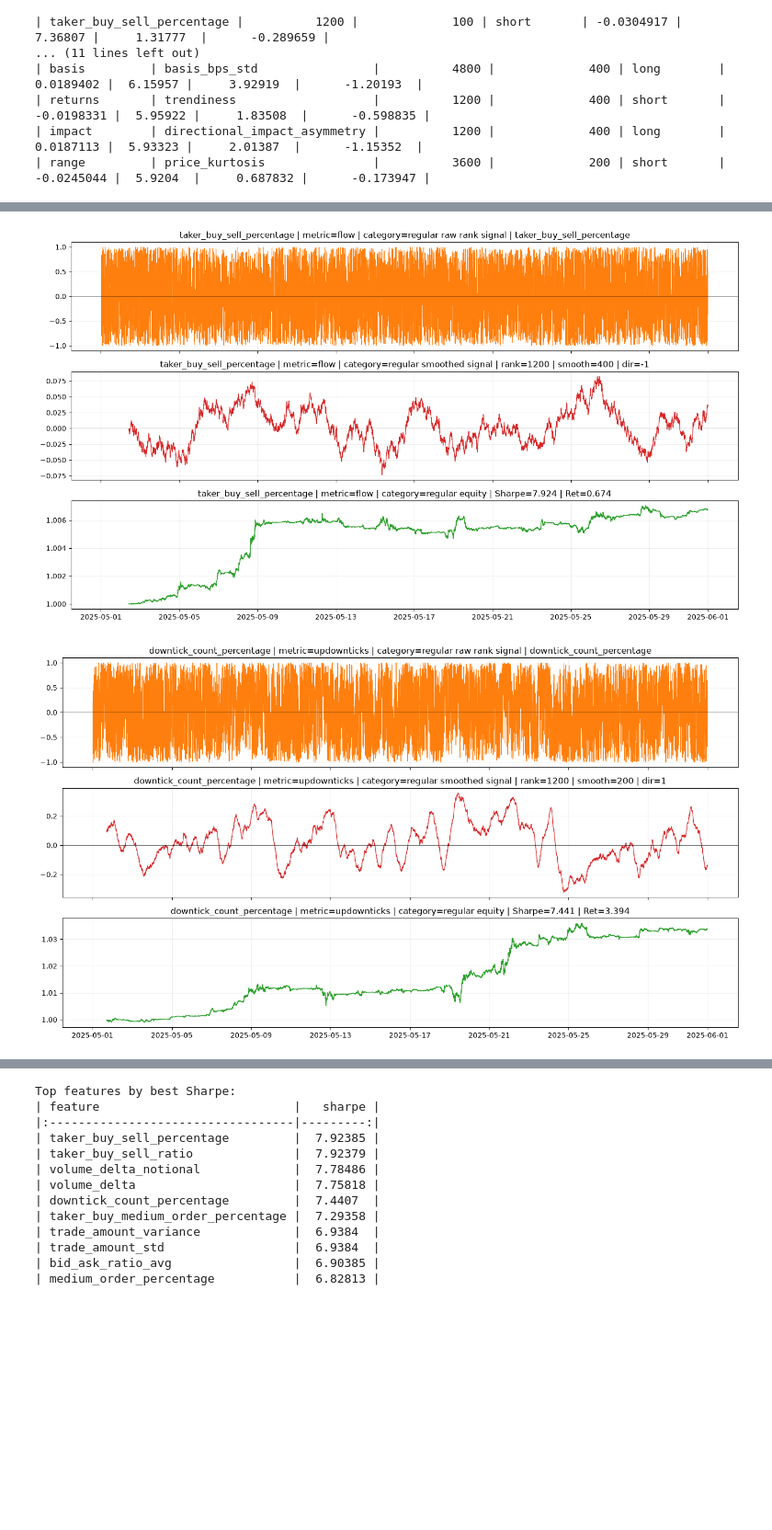
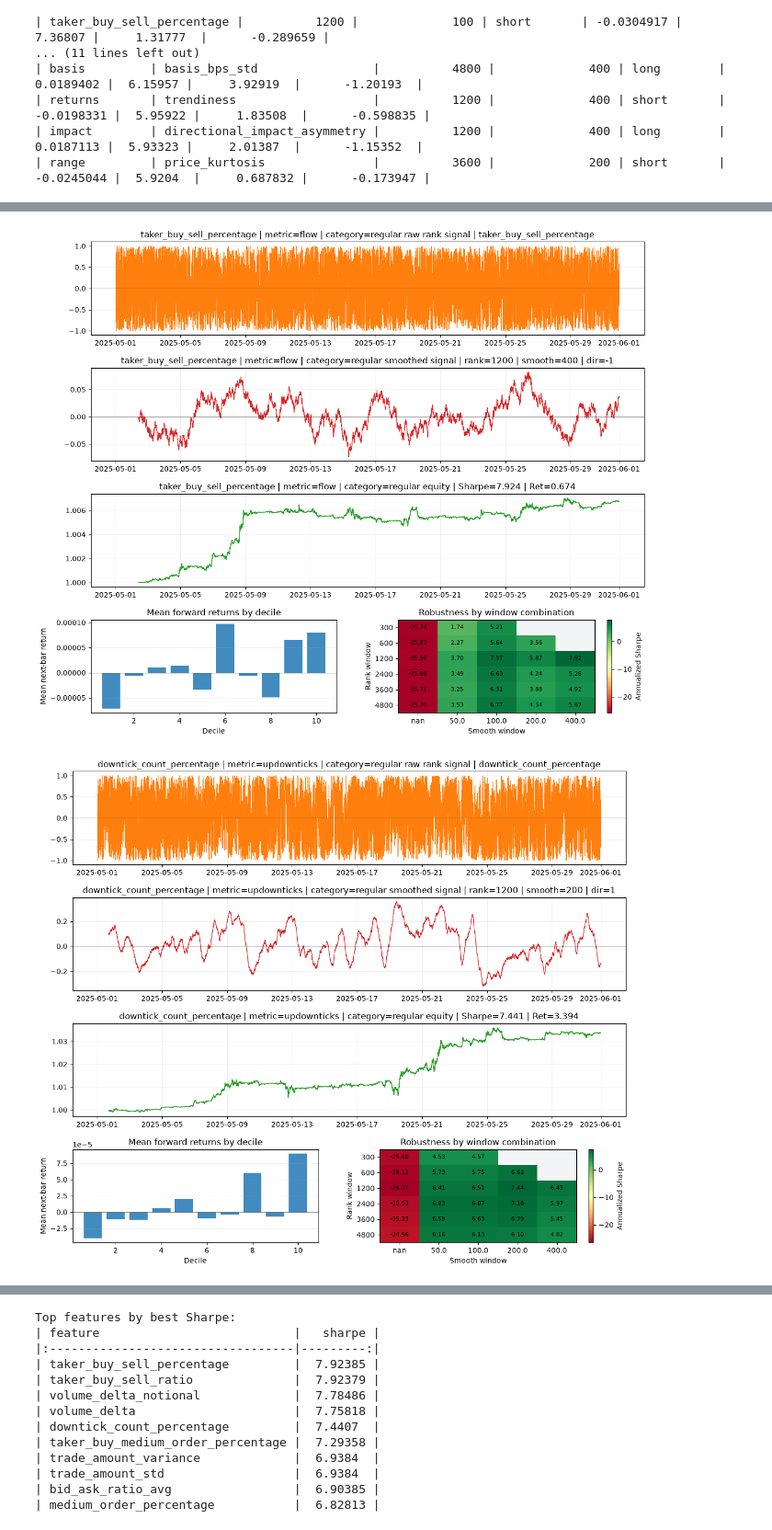
Before and after one commit to aperiodic-io/notebooks, a Jupyter notebook: notebooks/alpha-discovery.ipynb, the cells around one changed output, grey strips where cells are left out. Shown at 92% size. Saved outputs shown, nothing was run; the diff lists cells and outputs as text; code cells hidden in the pictures; blank space fills up the shorter version.

```diff
--- a/notebooks/alpha-discovery.ipynb
+++ b/notebooks/alpha-discovery.ipynb
@@ -668,17 +723,19 @@ signal, and the resulting equity curve.
 # %%
 diverse_plot_rows = (
     results_df.assign(
         metric_type=lambda df: df["feature"].map(
             lambda feature: feature_sources.get(str(feature), (str(feature), "regular"))[0]
         )
     )
     .drop_duplicates(subset=["metric_type"], keep="first")
     .head(TOP_PLOT_COUNT)
 )
 
 for _, row in diverse_plot_rows.iterrows():
     strategy_label = describe_strategy(row, feature_sources)
-    plot_strategy_overview(config, panel, forward_returns, row, strategy_label)
+    plot_strategy_overview(
+        config, panel, forward_returns, results_df, row, strategy_label
+    )
 # %% [output]
-[figure, old version]
+[figure, new version]
-[figure, old version]
+[figure, new version]
```
Also changed, not shown: parts of 9 cells of this notebook, 1 other file.
